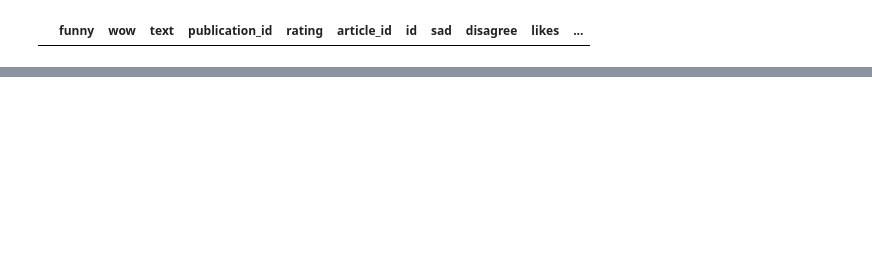
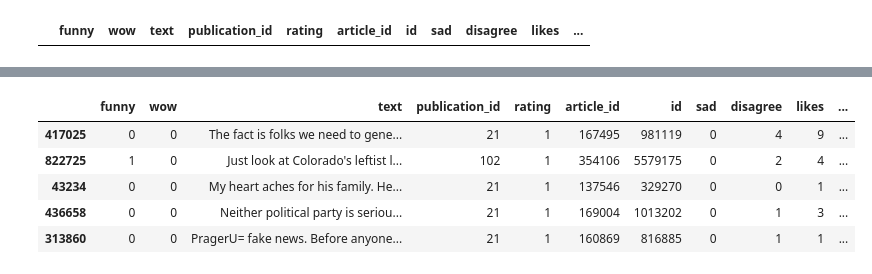
Before and after one commit to hberginc/Capstone2_temp_name, a Jupyter notebook: EDA.ipynb, the cells around one changed output, grey strips where cells are left out. Cells and saved outputs as stored; diff of their text form; code cells hidden in the pictures; blank space fills up the shorter version.

```diff
--- a/EDA.ipynb
+++ b/EDA.ipynb
@@ -136,0 +164,13 @@ comments_df.likes.max()
+# %%
+sample_df= comments_df.sample(frac=1/15, random_state=1)
+# %%
+sample_df.drop('Unnamed: 0', axis = 1, inplace = True)
+# %%
+sample_df.head()
+# %% [output]
+|  | funny | wow | text | publication_id | rating | article_id | id | sad | disagree | likes | ... |
+| 417025 | 0 | 0 | The fact is folks we need to gene... | 21 | 1 | 167495 | 981119 | 0 | 4 | 9 | ... |
+| 822725 | 1 | 0 | Just look at Colorado's leftist l... | 102 | 1 | 354106 | 5579175 | 0 | 2 | 4 | ... |
+| 43234 | 0 | 0 | My heart aches for his family. He... | 21 | 1 | 137546 | 329270 | 0 | 0 | 1 | ... |
+| 436658 | 0 | 0 | Neither political party is seriou... | 21 | 1 | 169004 | 1013202 | 0 | 1 | 3 | ... |
+| 313860 | 0 | 0 | PragerU= fake news. Before anyone... | 21 | 1 | 160869 | 816885 | 0 | 1 | 1 | ... |
```
Also changed, not shown: parts of 8 cells of this notebook, 2 other files.
